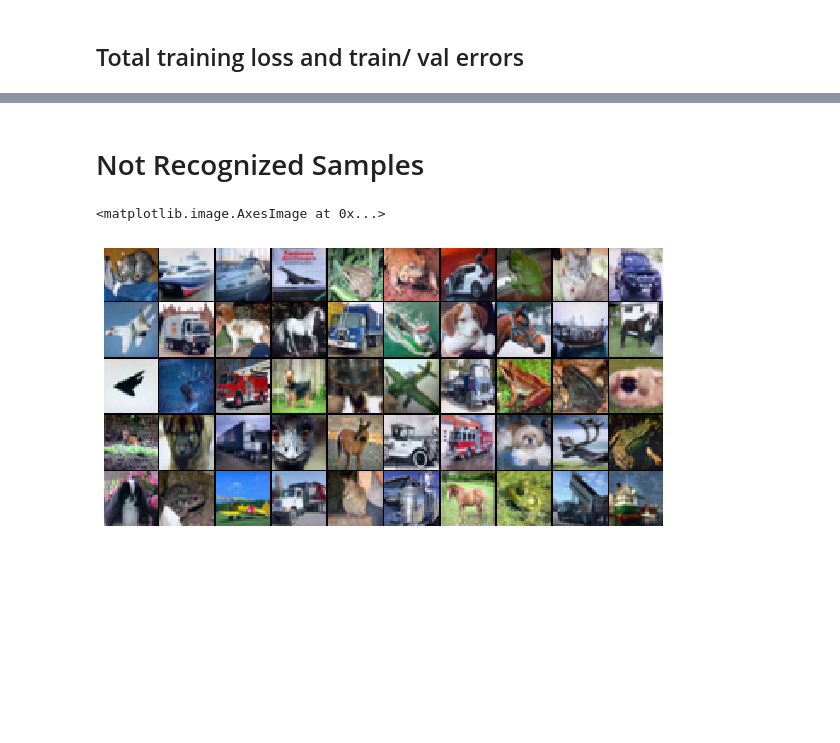
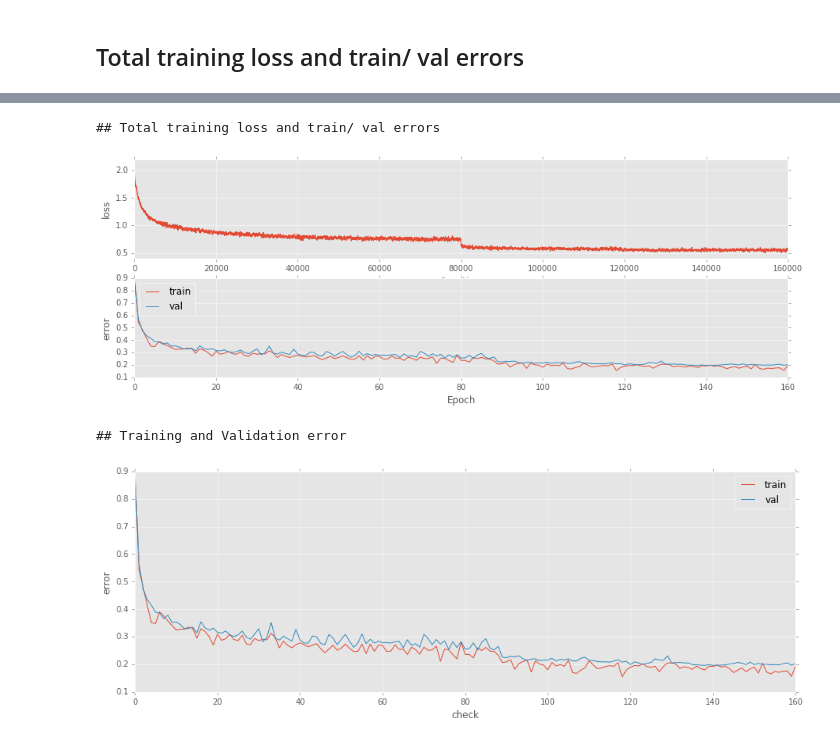
Before and after one commit to KEVINLEE315/deep-residual-networks-pyfunt, a Jupyter notebook: ResNet.ipynb, the cells around one changed output, grey strips where cells are left out. Saved outputs shown, nothing was run; the diff lists cells and outputs as text; code cells hidden in the pictures; blank space fills up the shorter version.

```diff
--- a/ResNet.ipynb
+++ b/ResNet.ipynb
@@ -10,8 +10,10 @@ from nnet.data.data_utils import get_CIFAR10_data
 from nnet.gradient_check import eval_numerical_gradient, eval_numerical_gradient_array
 from nnet.solver import Solver
 from nnet.data.data_utils import load_CIFAR10
-from nnet.res_net import ResNet
+from res_net import ResNet
+from nnet.utils.vis_utils import visualize_grid
 import matplotlib
+
 %matplotlib inline
 matplotlib.style.use('ggplot')
 
@@ -22,6 +24,10 @@ plt.rcParams['image.cmap'] = 'gray'
 
 # for auto-reloading external modules
 # see http://stackoverflow.com/questions/1907993/autoreload-of-modules-in-ipython
+def moving_average(a, n=100) :
+    ret = np.cumsum(a, dtype=float)
+    ret[n:] = ret[n:] - ret[:-n]
+    return ret[n - 1:] / n
 
 def rel_error(x, y):
   """ returns relative error """
@@ -285,33 +143,11 @@ plt.imshow(grid.astype('uint8'))
-# %% [markdown]
-# Not Recognized Samples
-# %%
-# train
-from nnet.utils.vis_utils import visualize_grid
-
-#grid = visualize_grid(best_model['W1'].transpose(0, 2, 3, 1))
-
-#plt.imshow(grid.astype('uint8'))
-solver.num_processes = 2
-predictions = solver.check_accuracy(data['X_val'], data['y_val'], return_preds=True)
-wrong_pred = np.where((predictions == data['y_val']) == False )
-
-
-grid = visualize_grid(data['X_val'][wrong_pred].transpose(0, 2, 3, 1), grid_size=(10,5))
-
-fig = plt.figure()
-ax = fig.add_subplot(1,1,1)
-
-ax.set_xticks([])
-ax.set_yticks([])
-
-
-plt.imshow(grid.astype('uint8'))
-
-#plt.savefig('mini_resnet_overfitting_images.png', dpi=100)
-
-
-#grid = visualize_grid(best_model['W1'].transpose(0, 2, 3, 1))
-#plt.imshow(grid.astype('uint8'))
-# %% [output]
-<matplotlib.image.AxesImage at 0x...>
-[figure, removed]
+# %%
+loss, tr_err, val_err = results_for_exp(1)
+show_all(loss, tr_err, val_err)
+# %% [output]
+## Total training loss and train/ val errors
+[figure, added]
+# %%
+show_train_val(tr_err, val_err)
+# %% [output]
+## Training and Validation error
+[figure, added]
```
Also changed, not shown: parts of 70 cells of this notebook.
